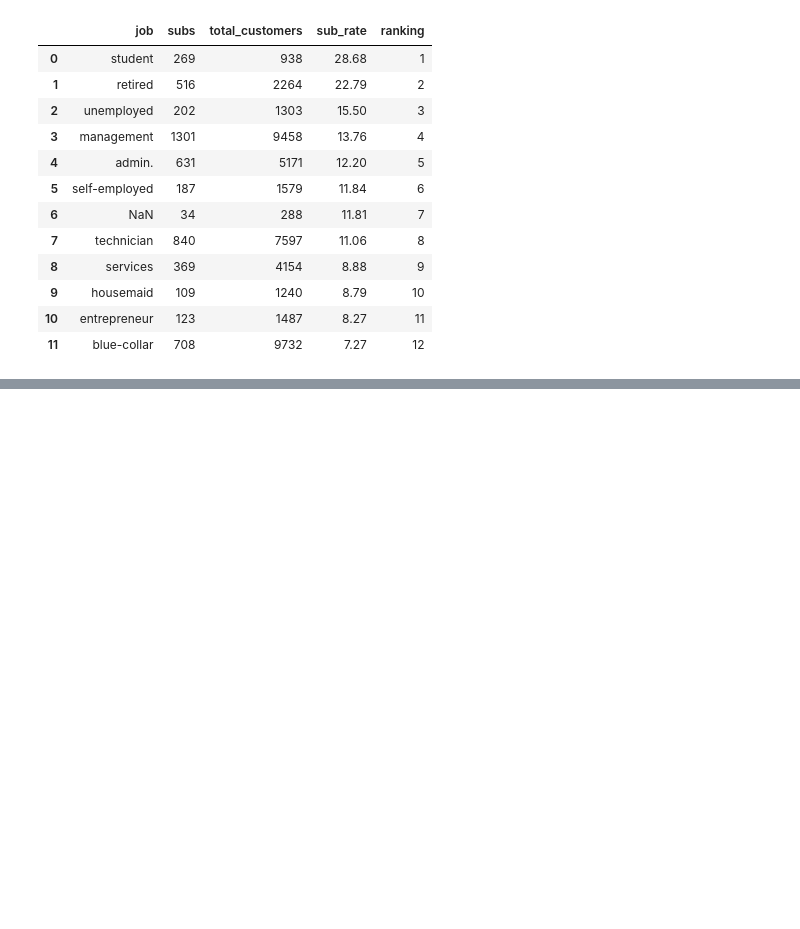
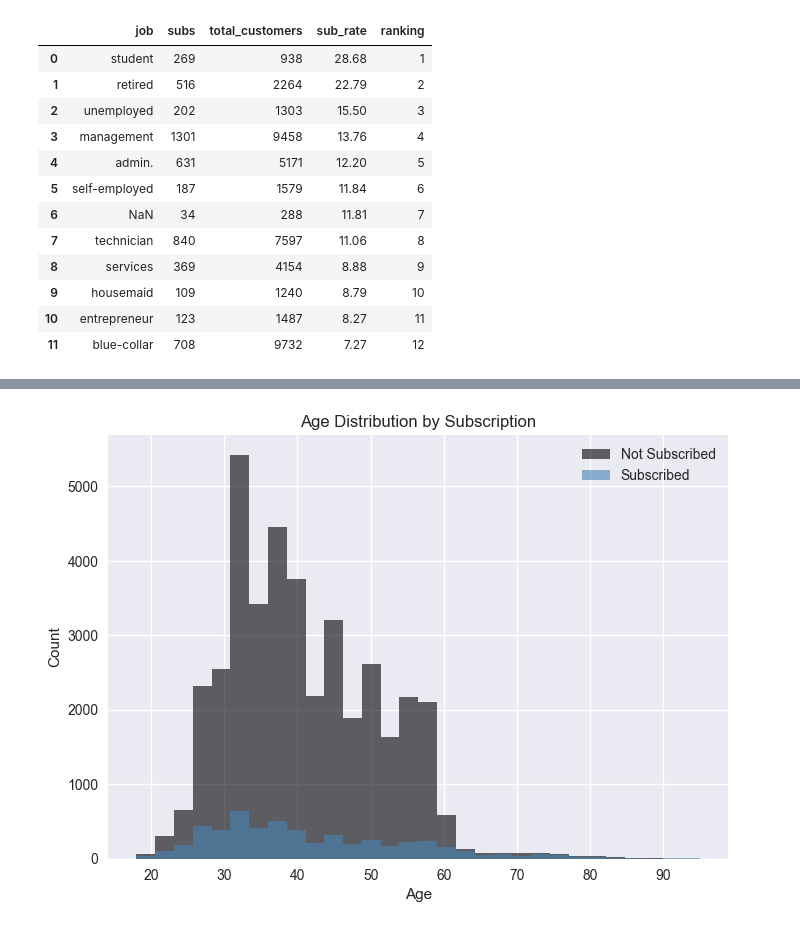
Before and after one commit to mjsr84/bank_marketing_analysis, a Jupyter notebook: notebooks/bank_marketing_analysis.ipynb, the cells around one changed output, grey strips where cells are left out. Cells and saved outputs as stored; diff of their text form; code cells hidden in the pictures; blank space fills up the shorter version.

```diff
--- a/notebooks/bank_marketing_analysis.ipynb
+++ b/notebooks/bank_marketing_analysis.ipynb
@@ -294,0 +299,12 @@ Done.
+# %%
+plt.hist(df[df['y']=='no']['age'], bins=30, alpha=0.6, label='Not Subscribed', color='black')
+plt.hist(df[df['y']=='yes']['age'], bins=30, alpha=0.6, label='Subscribed', color='steelblue')
+
+plt.title('Age Distribution by Subscription')
+plt.xlabel('Age')
+plt.ylabel('Count')
+
+plt.legend()
+plt.show()
+# %% [output]
+[figure, added]
```
Also changed, not shown: parts of 4 cells of this notebook.
